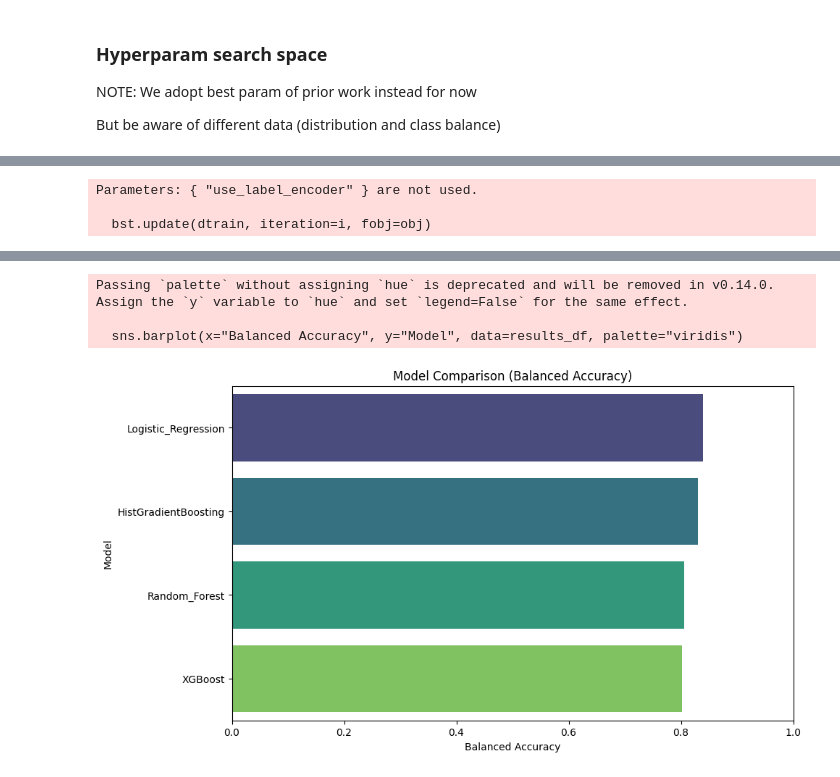
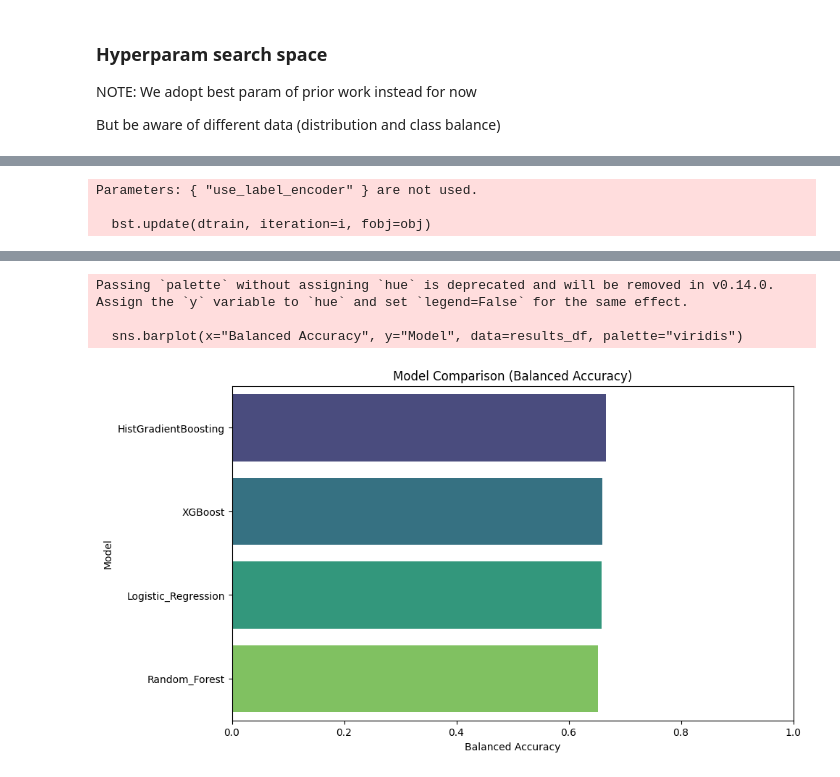
Before and after one commit to jbaonl/MSc-Thesis, a Jupyter notebook: MSc-Thesis/Bao/all_code/3_model_training/classification/classification_base.ipynb, the cells around one changed output, grey strips where cells are left out. Drawn from its saved outputs; the diff is of its cells as text; code cells hidden in the pictures.

Commit message:
updated full model pipeline

```diff
--- a/MSc-Thesis/Bao/all_code/3_model_training/classification/classification_base.ipynb
+++ b/MSc-Thesis/Bao/all_code/3_model_training/classification/classification_base.ipynb
@@ -351,13 +519,11 @@ if snellius is True:
 # We add an ORDER BY to make chronological splitting easier later
 
 if snellius is False:
-    con.execute(f"""
-        CREATE OR REPLACE TABLE {partition} AS
-        SELECT * FROM services_final
-        WHERE service_date >= '2019-01-01'
-          AND service_date <= '2019-01-07'
-        ORDER BY service_date, arrival_hour
-    """)
+    service_df = con.execute(f"""
+        SELECT * FROM services_final,
+        WHERE service_date >= '2023-12-31'
+          AND service_date <= '2024-01-01'
+    """).df()
 
     # Verify the count
     count = con.execute(f"SELECT count(*) FROM {partition}").fetchone()[0]
@@ -455,0 +600,2 @@ param_grid_hist = {
+# %%
+service_df['hours_since_prev_service'] = service_df['hours_since_prev_service'].fillna(0)
@@ -471,6 +637,7 @@ from xgboost import XGBClassifier
 # --- Preprocessing & Tuning ---
 from sklearn.model_selection import RandomizedSearchCV, TimeSeriesSplit
 from sklearn.preprocessing import StandardScaler, LabelEncoder
+from sklearn.pipeline import Pipeline
 from sklearn.metrics import f1_score, roc_auc_score, balanced_accuracy_score
 
 import shap
@@ -487,34 +654,27 @@ if not os.path.exists(models_folder):
 RANDOM_SEED = 88
 
 # ### ACTION REQUIRED: Load your dataset here ###
-# df = pd.read_csv('your_dataset.csv')
 
-# --- DEMO DATA GENERATION (DELETE THIS BLOCK) ---
-from sklearn.datasets import make_classification
-X_dummy, y_dummy = make_classification(n_samples=2000, n_features=10, weights=[0.9, 0.1], random_state=42)
-df = pd.DataFrame(X_dummy, columns=[f'feature_{i}' for i in range(10)])
-df['Target_Column'] = y_dummy
-df['Year'] = np.sort(np.random.choice(range(2010, 2025), size=2000))
-# -------------------------------------------------------------------------
-
-# ### ACTION REQUIRED: Configuration ###
-target_col = 'Target_Column'
-time_col = 'Year'
-split_threshold = 2023  # Train on data before 2023, Test on 2023+
-
-feature_cols = [c for c in df.columns if c not in [target_col, time_col]]
+df = service_df
+target_col = 'target_binary'
+time_col = 'service_year'
 
 # ==========================================
 # 2. TEMPORAL SPLIT & PREPROCESSING
 # ==========================================
 
-# 1. Sort by Time
-df = df.sort_values(by=time_col).reset_index(drop=True)
+# 1. Sort by Time# Sort by Date first, then by Hour within that date
+df = df.sort_values(by=['service_date', 'arrival_hour']).reset_index(drop=True)
+df = df.drop(columns=features_to_drop)
 
-# 2. Encode Categoricals
-for col in df[feature_cols].select_dtypes(include=['object', 'category']).columns:
-    le = LabelEncoder()
-    df[col] = le.fit_transform(df[col].astype(str))
+split_threshold = 2024  # Train on data before 2023, Test on 2024
+
+feature_cols = [c for c in df.columns if c not in [target_col, time_col]]
+
+# 2. Encode Categoricals and bools
+bool_cols = df[feature_cols].select_dtypes(include=['bool']).columns
+for col in bool_cols:
+    df[col] = df[col].astype(int)
 
 # 3. Create Split Mask
 train_mask = df[time_col] < split_threshold
@@ -525,12 +685,7 @@ y_train = df.loc[train_mask, target_col]
 X_test = df.loc[test_mask, feature_cols]
 y_test = df.loc[test_mask, target_col]
 
-# 4. Scale Data
-scaler = StandardScaler()
-X_train_scaled = scaler.fit_transform(X_train)
-X_test_scaled = scaler.transform(X_test)
-
-# 5. Calculate Weights (for XGBoost)
+# 4. Calculate Imbalance ratio (for XGBoost)
 count_neg = np.sum(y_train == 0)
 count_pos = np.sum(y_train == 1)
 scale_pos_weight_value = count_neg / count_pos
@@ -546,11 +701,16 @@ tscv = TimeSeriesSplit(n_splits=5)
 
 param_grids = {
     "Logistic_Regression": {
-        "model": LogisticRegression(class_weight='balanced', random_state=RANDOM_SEED),
+        # PIPELINE: Scales data ONLY for this model
+        "model": Pipeline([
+            ('scaler', StandardScaler()),
+            ('clf', LogisticRegression(class_weight='balanced', random_state=RANDOM_SEED, max_iter=1000))
+        ]),
+        # NOTE: Params must now use 'clf__' prefix to target the classifier step
         "params": {
-			'C': [0.001, 0.01, 0.1, 1, 10, 100],
-			'penalty': ['l1', 'l2', 'elasticnet'],
-			'solver': ['liblinear', 'saga', 'newton-cg'],
+            'clf__C': [0.001, 0.01, 0.1, 1, 10, 100],
+            'clf__penalty': ['l2'],
+            'clf__solver': ['liblinear', 'saga'],
         }
     },
     "Random_Forest": {
@@ -592,6 +752,7 @@ scoring = {
     'f1': make_scorer(f1_score),
     'precision': make_scorer(precision_score),
     'recall': make_scorer(recall_score),
+    'roc_auc': make_scorer(roc_auc_score),
 	'balanced_accuracy': make_scorer(balanced_accuracy_score)
 }
 
@@ -612,15 +773,16 @@ for name, config in param_grids.items():
         param_distributions=config["params"],
         n_iter=10,
         scoring=scoring,
-        refit='balanced_accuracy',  # Refitting on the best model according to balanced accuracy
+        refit='f1',  # Refitting on the best model according to balanced accuracy
 		cv=tscv,
         verbose=1,
 		n_jobs=-1,
 		random_state=RANDOM_SEED,
     )
 
-    search.fit(X_train_scaled, y_train)
+    search.fit(X_train, y_train)
     best_model = search.best_estimator_
+
 
     # --- PRINT BEST PARAMETERS (ADDED) ---
     print(f"   > Best Params: {search.best_params_}")
@@ -631,14 +793,14 @@ for name, config in param_grids.items():
     joblib.dump(best_model, os.path.join(models_folder, model_filename))
 
     # Predict
-    y_pred = best_model.predict(X_test_scaled)
+    y_pred = best_model.predict(X_test)
 
     # Calculate Metrics
     f1 = f1_score(y_test, y_pred)
     bal_acc = balanced_accuracy_score(y_test, y_pred)
 
     try:
-        y_prob = best_model.predict_proba(X_test_scaled)[:, 1]
+        y_prob = best_model.predict_proba(X_test)[:, 1]
         auc = roc_auc_score(y_test, y_prob)
     except:
         auc = 0
@@ -734,4 +896,4 @@ HistGradientBoosting           0.830819  0.636364 0.881129
 Passing `palette` without assigning `hue` is deprecated and will be removed in v0.14.0. Assign the `y` variable to `hue` and set `legend=False` for the same effect.
 
   sns.barplot(x="Balanced Accuracy", y="Model", data=results_df, palette="viridis")
-[figure, old version]
+[figure, new version]
```
Also changed, not shown: parts of 27 cells of this notebook, 6 other files.
